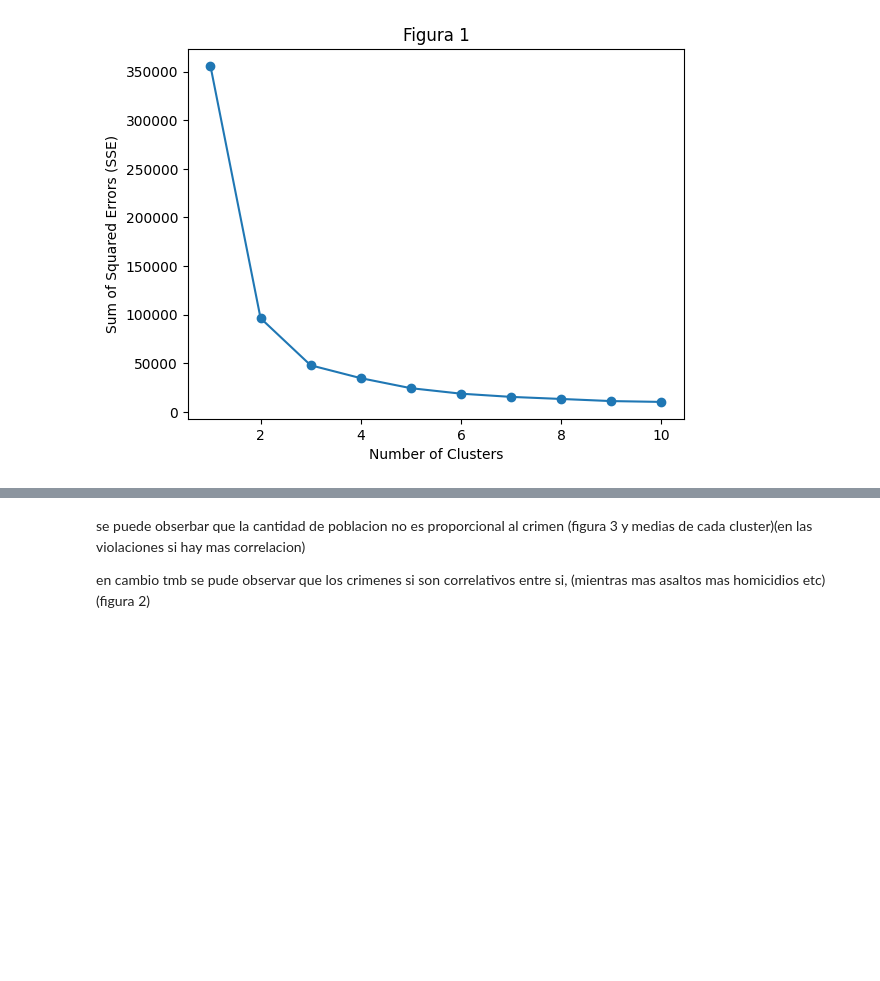
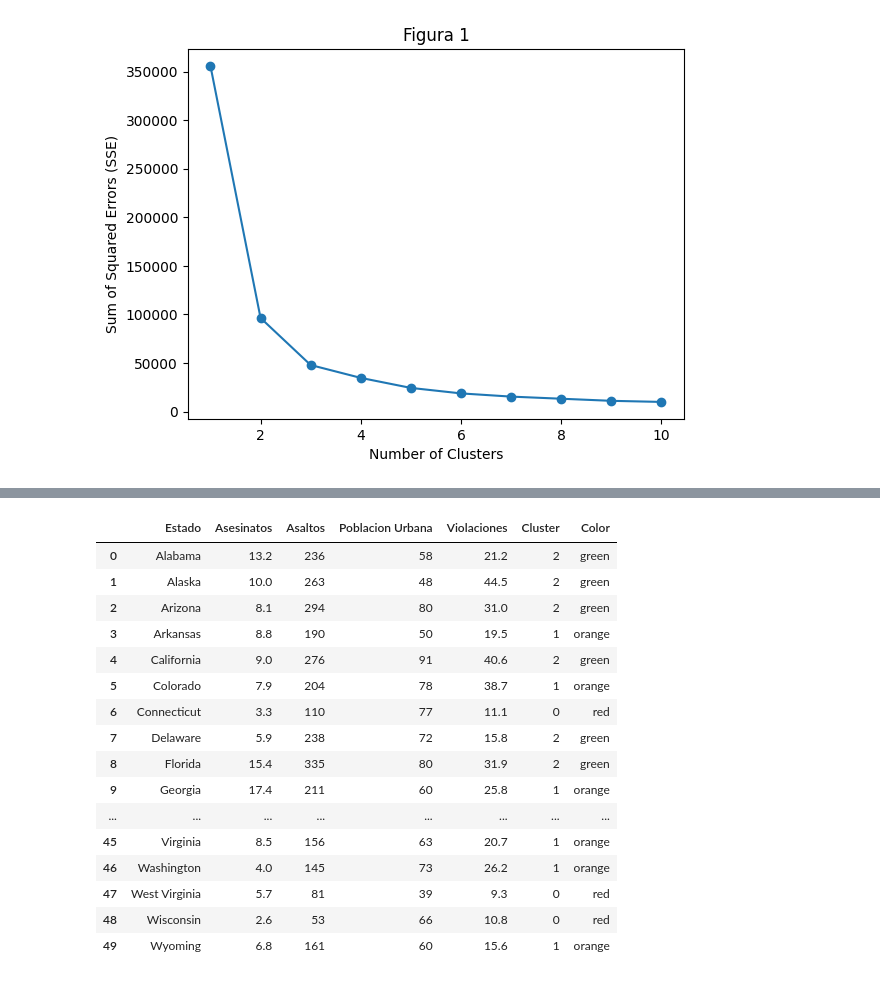
Before and after one commit to ausilijulian/Clustering, a Jupyter notebook: Clustering.ipynb, the cells around one changed output, grey strips where cells are left out. Saved outputs shown, nothing was run; the diff lists cells and outputs as text; code cells hidden in the pictures; blank space fills up the shorter version.

```diff
--- a/Clustering.ipynb
+++ b/Clustering.ipynb
@@ -120,12 +124,14 @@ plt.show()
 # %%
 from sklearn.cluster import KMeans
 import matplotlib.pyplot as plt
+import plotly.express as px
 
 # Supongamos que 'data' es tu conjunto de datos (asegúrate de tener los datos que deseas usar)
 data = df[['Asaltos', 'Asesinatos', 'Violaciones', 'Poblacion Urbana']].values
 
 # Aplicar KMeans con n_clusters=3
-kmeans = KMeans(n_clusters=3)
+random_seed = 6  # Puedes cambiar este número si lo deseas
+kmeans = KMeans(n_clusters=3, random_state=random_seed, n_init=10)
 clusters = kmeans.fit_predict(data)
 
 # Obtener las asignaciones de cluster para cada estado
@@ -134,20 +140,25 @@ cluster_assignments = kmeans.predict(data)
 # Agregar la información de cluster al DataFrame original
 df['Cluster'] = cluster_assignments
 
-# Graficar los resultados
-fig = plt.figure(figsize=(8, 8))
-ax = fig.add_subplot(111, projection='3d')
+# Mapear colores a los clusters
+cluster_colors = {0: 'red', 1: 'orange', 2: 'green'}  # Invertir el mapeo para verde y rojo (porque el grafico me los invertia)
+df['Color'] = df['Cluster'].map(cluster_colors)
 
-ax.scatter(data[:, 0], data[:, 1], data[:, 2], c=clusters, s=50, cmap='viridis')
-ax.scatter(kmeans.cluster_centers_[:, 0], kmeans.cluster_centers_[:, 1], kmeans.cluster_centers_[:, 2],
-           s=200, c='red', marker='o', label="Centroids")
+# Crear gráfico interactivo 3D con plotly express
+fig = px.scatter_3d(df, x='Asaltos', y='Asesinatos', z='Violaciones', color='Color',
+                    size_max=30, opacity=0.7, symbol='Cluster', labels={'Color': 'Cluster'},
+                    hover_data={'Estado': True, 'Asaltos': True, 'Asesinatos': True, 'Violaciones': True, 'Poblacion Urbana': True, 'Cluster': False},
+                    title='KMeans Clustering (n_clusters=3)',
+                    template='plotly_dark',
+                    color_discrete_map=cluster_colors,
+                    color_discrete_sequence=list(cluster_colors.values()))
 
-ax.set_title(' Figura 4: KMeans Clustering (n_clusters=3)')
-ax.set_xlabel("Asaltos")
-ax.set_ylabel("Asesinatos")
-ax.set_zlabel("Violaciones")
-ax.legend()
+# Personalizar la apariencia del gráfico
+fig.update_layout(scene=dict(
+                    xaxis_title='Asaltos',
+                    yaxis_title='Asesinatos',
+                    zaxis_title='Violaciones'))
 
-
-plt.show()
+# Mostrar el gráfico interactivo
+fig.show()
 # %% [output]
@@ -167,4 +178,20 @@ Cluster
-# %% [markdown]
-se puede obserbar que la cantidad de poblacion no es proporcional al crimen (figura 3 y medias de cada cluster)(en las violaciones si hay mas correlacion)
-
-en cambio tmb se pude observar que los crimenes si son correlativos entre si, (mientras mas asaltos mas homicidios etc) (figura 2)
+# %%
+df
+# %% [output]
+|  | Estado | Asesinatos | Asaltos | Poblacion Urbana | Violaciones | Cluster | Color |
+| 0 | Alabama | 13.2 | 236 | 58 | 21.2 | 2 | green |
+| 1 | Alaska | 10.0 | 263 | 48 | 44.5 | 2 | green |
+| 2 | Arizona | 8.1 | 294 | 80 | 31.0 | 2 | green |
+| 3 | Arkansas | 8.8 | 190 | 50 | 19.5 | 1 | orange |
+| 4 | California | 9.0 | 276 | 91 | 40.6 | 2 | green |
+| 5 | Colorado | 7.9 | 204 | 78 | 38.7 | 1 | orange |
+| 6 | Connecticut | 3.3 | 110 | 77 | 11.1 | 0 | red |
+| 7 | Delaware | 5.9 | 238 | 72 | 15.8 | 2 | green |
+| 8 | Florida | 15.4 | 335 | 80 | 31.9 | 2 | green |
+| 9 | Georgia | 17.4 | 211 | 60 | 25.8 | 1 | orange |
+| ... | ... | ... | ... | ... | ... | ... | ... |
+| 45 | Virginia | 8.5 | 156 | 63 | 20.7 | 1 | orange |
+| 46 | Washington | 4.0 | 145 | 73 | 26.2 | 1 | orange |
+| 47 | West Virginia | 5.7 | 81 | 39 | 9.3 | 0 | red |
+| 48 | Wisconsin | 2.6 | 53 | 66 | 10.8 | 0 | red |
+| 49 | Wyoming | 6.8 | 161 | 60 | 15.6 | 1 | orange |
```
Also changed, not shown: parts of 9 cells of this notebook.
